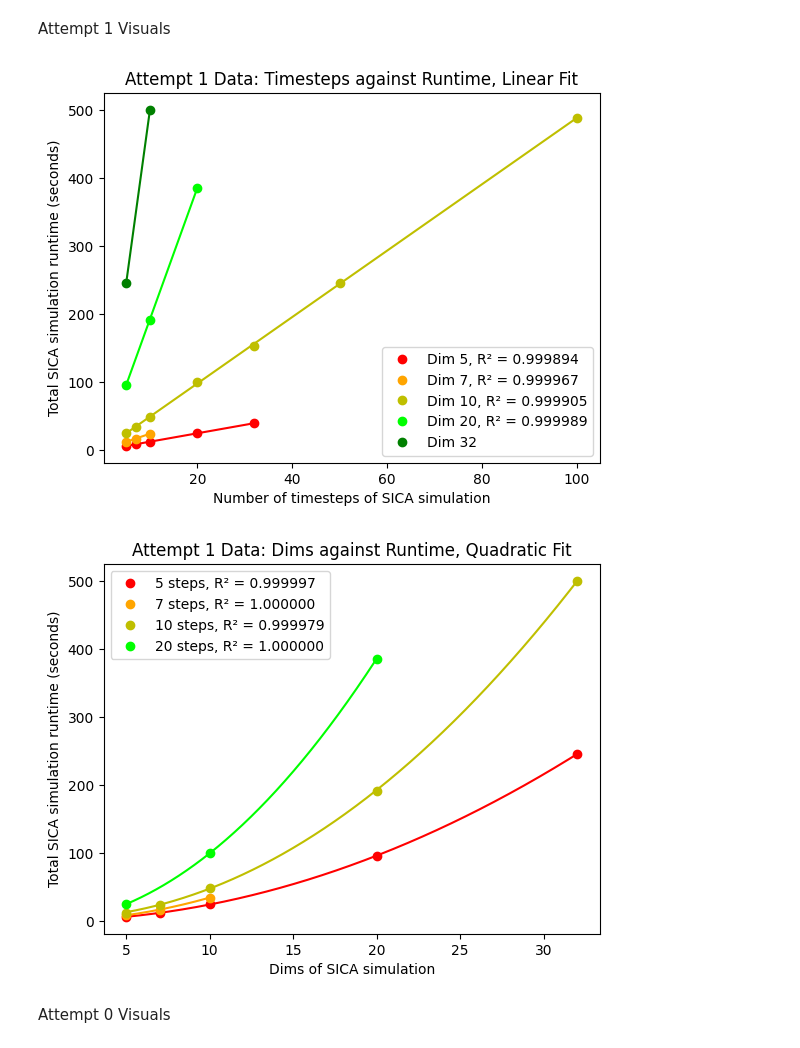
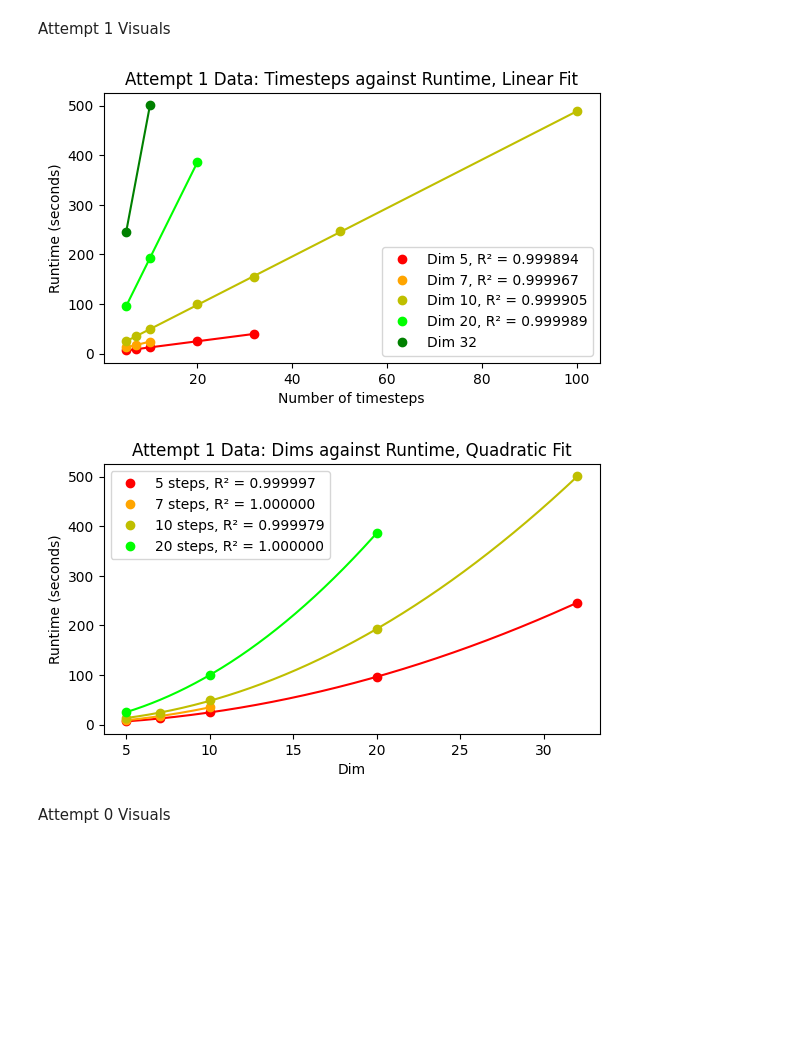
Before and after one commit to Carregando1/rsi_project_final, a Jupyter notebook: sica-time-comparison-data-analysis.ipynb, the cells around one changed output. Saved outputs shown, nothing was run; the diff lists cells and outputs as text; code cells hidden in the pictures; blank space fills up the shorter version.

```diff
--- a/sica-time-comparison-data-analysis.ipynb
+++ b/sica-time-comparison-data-analysis.ipynb
@@ -41,43 +41,47 @@ Step 3: Visualize Data
 # %% [markdown]
 Attempt 1 Visuals
 # %%
+plt.figure().set_figheight(3.5)
+
 dim5 = np.poly1d(np.polyfit(att1datadim[att1datadim['dim']==5]['step'], att1datadim[att1datadim['dim']==5]['time'], 1))
 pdim5 = np.linspace(5, 32, 1000)
 d5r = r2_score(att1datadim[att1datadim['dim']==5]['time'], dim5(att1datadim[att1datadim['dim']==5]['step']))
 plt.plot(att1datadim[att1datadim['dim']==5]['step'], att1datadim[att1datadim['dim']==5]['time'], 'o', color='red', label=f'Dim 5, R² = {d5r:.6f}')
 plt.plot(pdim5, dim5(pdim5), 'red')
 
 dim7 = np.poly1d(np.polyfit(att1datadim[att1datadim['dim']==7]['step'], att1datadim[att1datadim['dim']==7]['time'], 1))
 pdim7 = np.linspace(5, 10, 1000)
 d7r = r2_score(att1datadim[att1datadim['dim']==7]['time'], dim7(att1datadim[att1datadim['dim']==7]['step']))
 plt.plot(att1datadim[att1datadim['dim']==7]['step'], att1datadim[att1datadim['dim']==7]['time'], 'o', color='orange', label=f'Dim 7, R² = {d7r:.6f}')
 plt.plot(pdim7, dim7(pdim7), 'orange')
 
 dim10 = np.poly1d(np.polyfit(att1datadim[att1datadim['dim']==10]['step'], att1datadim[att1datadim['dim']==10]['time'], 1))
 pdim10 = np.linspace(5, 100, 1000)
 d10r = r2_score(att1datadim[att1datadim['dim']==10]['time'], dim10(att1datadim[att1datadim['dim']==10]['step']))
 plt.plot(att1datadim[att1datadim['dim']==10]['step'], att1datadim[att1datadim['dim']==10]['time'], 'o', color='y', label=f'Dim 10, R² = {d10r:.6f}')
 plt.plot(pdim10, dim10(pdim10), 'y')
 
 dim20 = np.poly1d(np.polyfit(att1datadim[att1datadim['dim']==20]['step'], att1datadim[att1datadim['dim']==20]['time'], 1))
 pdim20 = np.linspace(5, 20, 1000)
 d20r = r2_score(att1datadim[att1datadim['dim']==20]['time'], dim20(att1datadim[att1datadim['dim']==20]['step']))
 plt.plot(att1datadim[att1datadim['dim']==20]['step'], att1datadim[att1datadim['dim']==20]['time'], 'o', color='lime', label=f'Dim 20, R² = {d20r:.6f}')
 plt.plot(pdim20, dim20(pdim20), 'lime')
 
 dim32 = np.poly1d(np.polyfit(att1datadim[att1datadim['dim']==32]['step'], att1datadim[att1datadim['dim']==32]['time'], 1))
 pdim32 = np.linspace(5, 10, 1000)
 plt.plot(att1datadim[att1datadim['dim']==32]['step'], att1datadim[att1datadim['dim']==32]['time'], 'o', color='green', label=f'Dim 32')
 plt.plot(pdim32, dim32(pdim32), 'green')
 
 plt.legend()
-plt.xlabel(f"Number of timesteps of SICA simulation")
-plt.ylabel("Total SICA simulation runtime (seconds)")
+plt.xlabel(f"Number of timesteps")
+plt.ylabel("Runtime (seconds)")
 plt.title("Attempt 1 Data: Timesteps against Runtime, Linear Fit")
 plt.show()
 # %% [output]
-[figure, old version]
+[figure, new version]
 # %%
+plt.figure().set_figheight(3.5)
+
 step5 = np.poly1d(np.polyfit(att1datastep[att1datastep['step']==5]['dim'], att1datastep[att1datastep['step']==5]['time'], 2))
 pstep5 = np.linspace(5, 32, 1000)
 s5r = r2_score(att1datastep[att1datastep['step']==5]['time'], step5(att1datastep[att1datastep['step']==5]['dim']))
@@ -103,12 +107,12 @@ plt.plot(att1datastep[att1datastep['step']==20]['dim'], att1datastep[att1dataste
 plt.plot(pstep20, step20(pstep20), 'lime')
 
 plt.legend()
-plt.xlabel(f"Dims of SICA simulation")
-plt.ylabel("Total SICA simulation runtime (seconds)")
+plt.xlabel(f"Dim")
+plt.ylabel("Runtime (seconds)")
 plt.title("Attempt 1 Data: Dims against Runtime, Quadratic Fit")
 plt.show()
 # %% [output]
-[figure, old version]
+[figure, new version]
 # %% [markdown]
 Attempt 0 Visuals
 # %%
```
Also changed, not shown: parts of 2 cells of this notebook.
